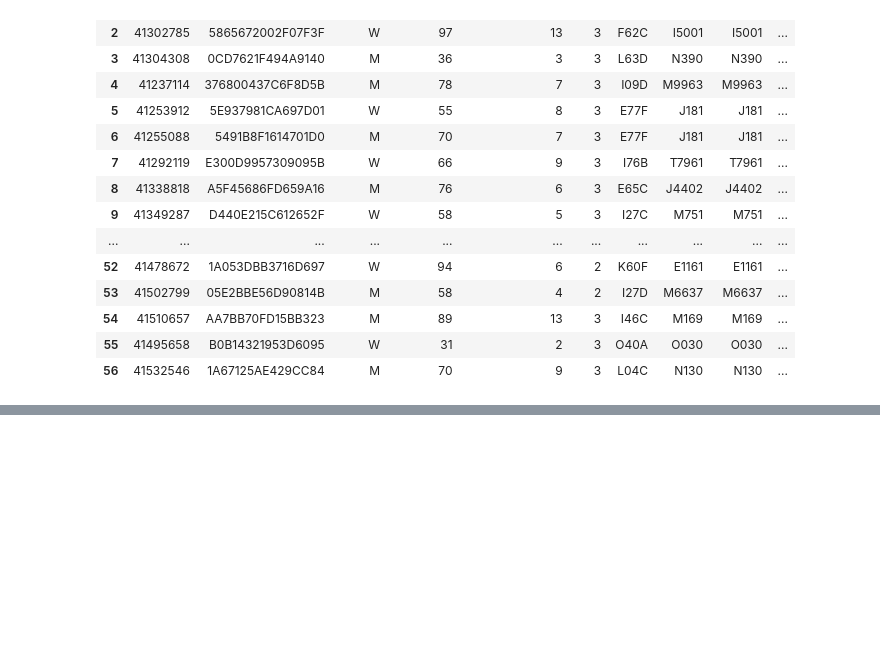
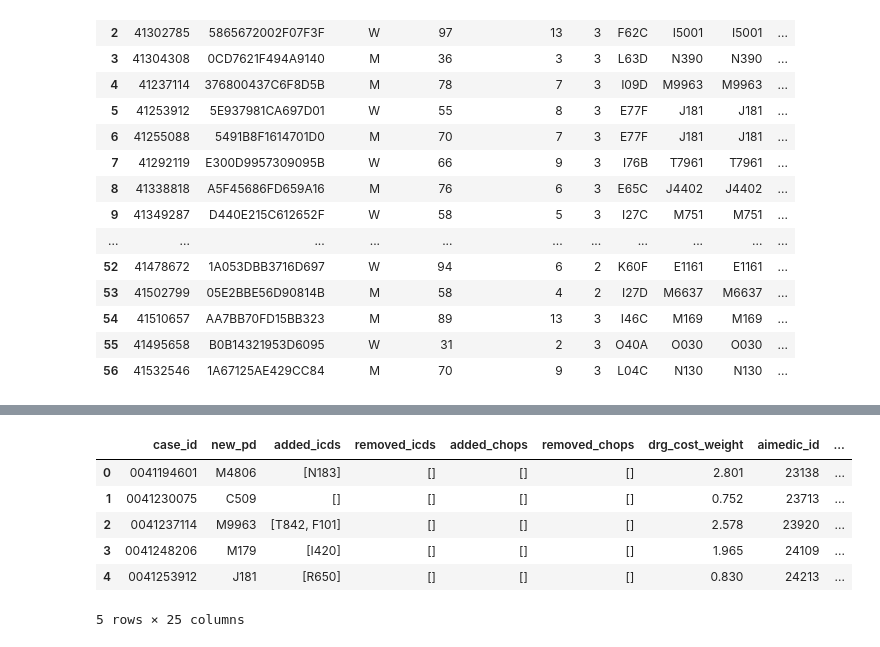
Before and after one commit to anschauf/code-scout-python, a Jupyter notebook: src/revised_case_normalization/Hirslanden_Salem_2017_normalization.ipynb, the cells around one changed output, grey strips where cells are left out. Cells and saved outputs as stored; diff of their text form; code cells hidden in the pictures; blank space fills up the shorter version.

```diff
--- a/src/revised_case_normalization/Hirslanden_Salem_2017_normalization.ipynb
+++ b/src/revised_case_normalization/Hirslanden_Salem_2017_normalization.ipynb
@@ -137,4 +167,12 @@ revised_case_d2d_subset.head()
 # %%
 # merge revised_case_d2d_subset with revised_case_db that matched from bfs data
-revised_case_normalized = revised_case_d2d_subset.merge(revised_case_db, how ='left', on='case_id')
-revised_case_normalized
+revised_case_normalized = revised_case_d2d_subset.merge(revised_case_db, how ='right', on='case_id')
+revised_case_normalized.head()
+# %% [output]
+|  | case_id | new_pd | added_icds | removed_icds | added_chops | removed_chops | drg_cost_weight | aimedic_id | ... |
+| 0 | 0041194601 | M4806 | [N183] | [] | [] | [] | 2.801 | 23138 | ... |
+| 1 | 0041230075 | C509 | [] | [] | [] | [] | 0.752 | 23713 | ... |
+| 2 | 0041237114 | M9963 | [T842, F101] | [] | [] | [] | 2.578 | 23920 | ... |
+| 3 | 0041248206 | M179 | [I420] | [] | [] | [] | 1.965 | 24109 | ... |
+| 4 | 0041253912 | J181 | [R650] | [] | [] | [] | 0.830 | 24213 | ... |
+5 rows × 25 columns
```
Also changed, not shown: parts of 10 cells of this notebook.
